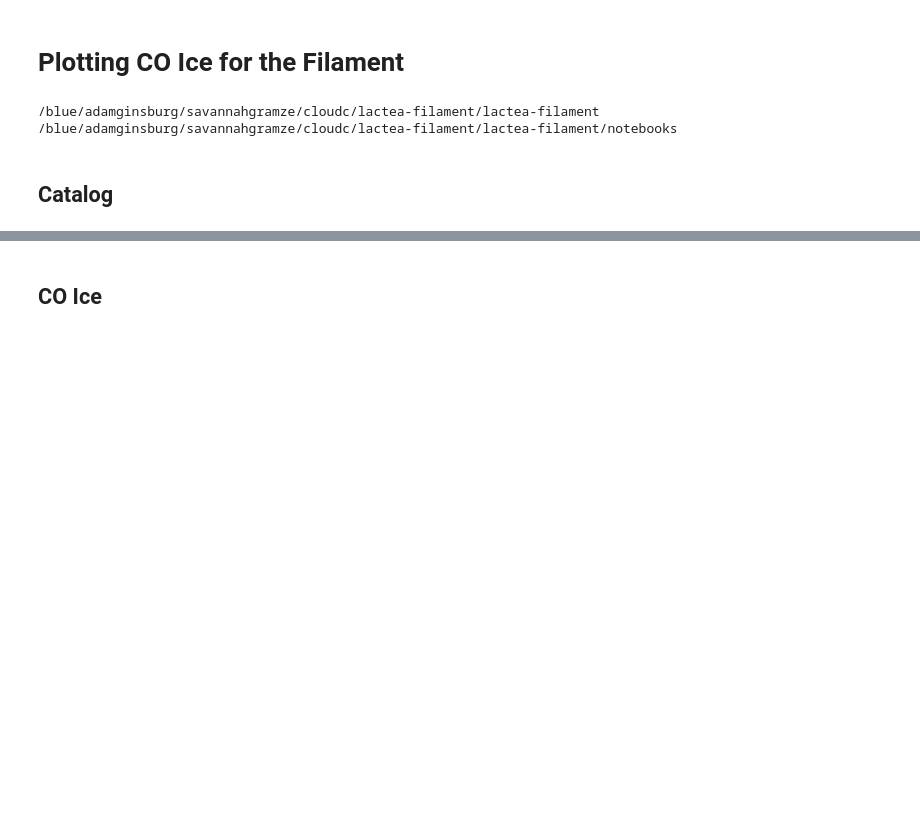
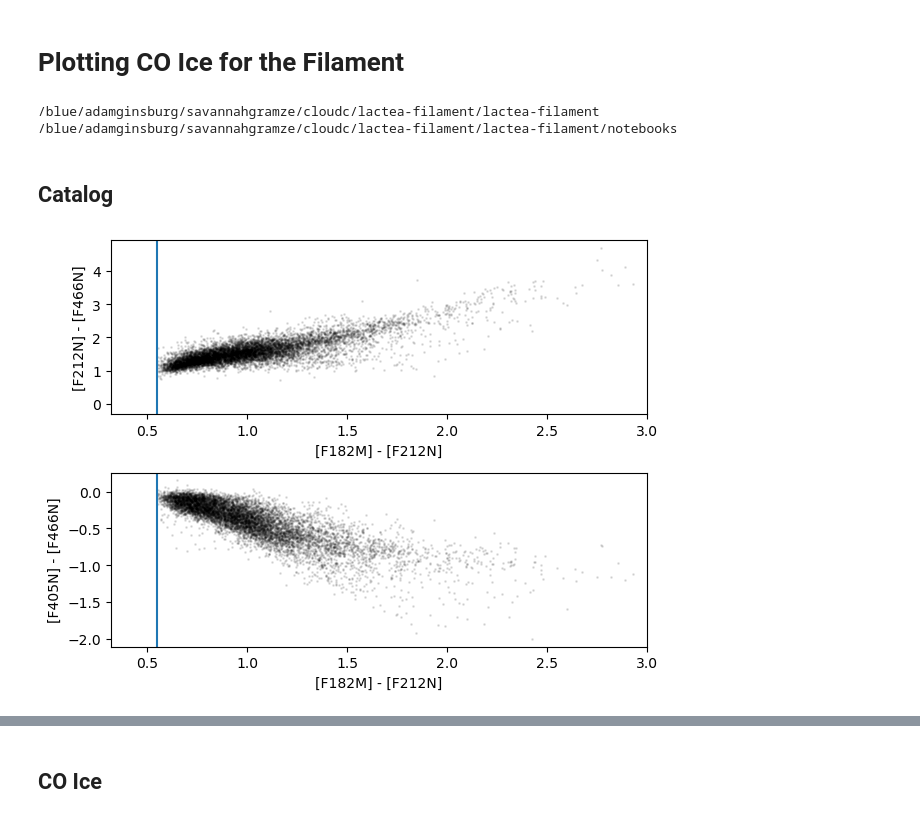
Before and after one commit to SpacialTree/lactea-filament, a Jupyter notebook: lactea-filament/notebooks/filament_COice.ipynb, the cells around one changed output, grey strips where cells are left out. Saved outputs shown, nothing was run; the diff lists cells and outputs as text; code cells hidden in the pictures; blank space fills up the shorter version.

```diff
--- a/lactea-filament/notebooks/filament_COice.ipynb
+++ b/lactea-filament/notebooks/filament_COice.ipynb
@@ -45,3 +59,18 @@ mask_red = (cat_filament.color('f182m', 'f410m') > 2) | (np.isnan(np.array(cat_f
 mask_red = mask_red & (cat_filament.color('f410m', 'f466n') < 0)
 cat_filament = JWSTCatalog(cat_filament.catalog[mask_red])
+# %%
+ax1 = plt.subplot(211)
+cat_filament.plot_CCD('f182m', 'f212n', 'f212n', 'f466n', color='k', s=1, ax=ax1, alpha=0.1)
+ax1.set_xlim(right=3)
+
+ax2 = plt.subplot(212)
+cat_filament.plot_CCD('f182m', 'f212n', 'f405n', 'f466n', color='k', s=1, ax=ax2, alpha=0.1)
+ax2.set_xlim(right=3)
+
+ax1.axvline(0.55)
+ax2.axvline(0.55)
+
+plt.tight_layout()
+# %% [output]
+[figure, added]
 # %%
```
Also changed, not shown: parts of 14 cells of this notebook.
